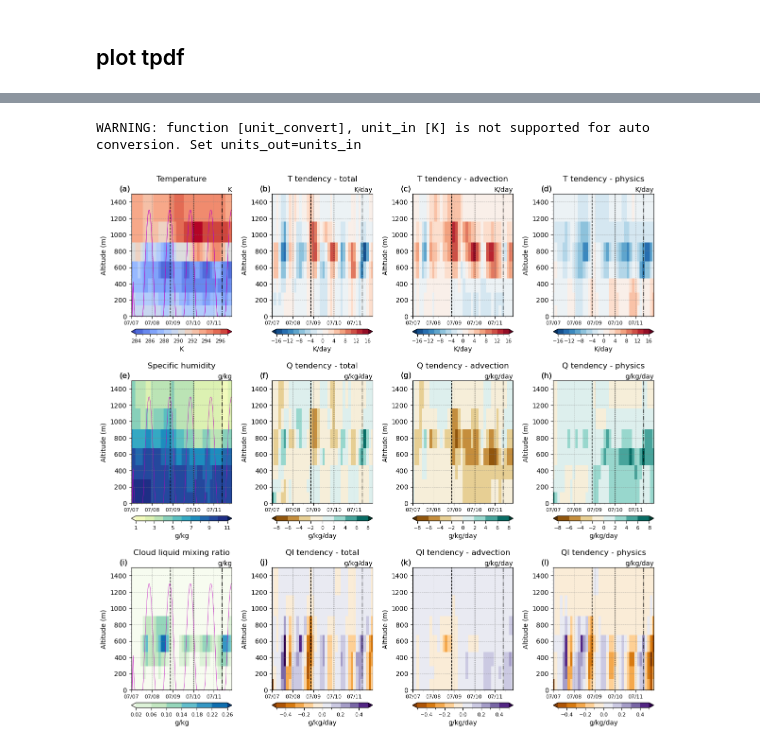
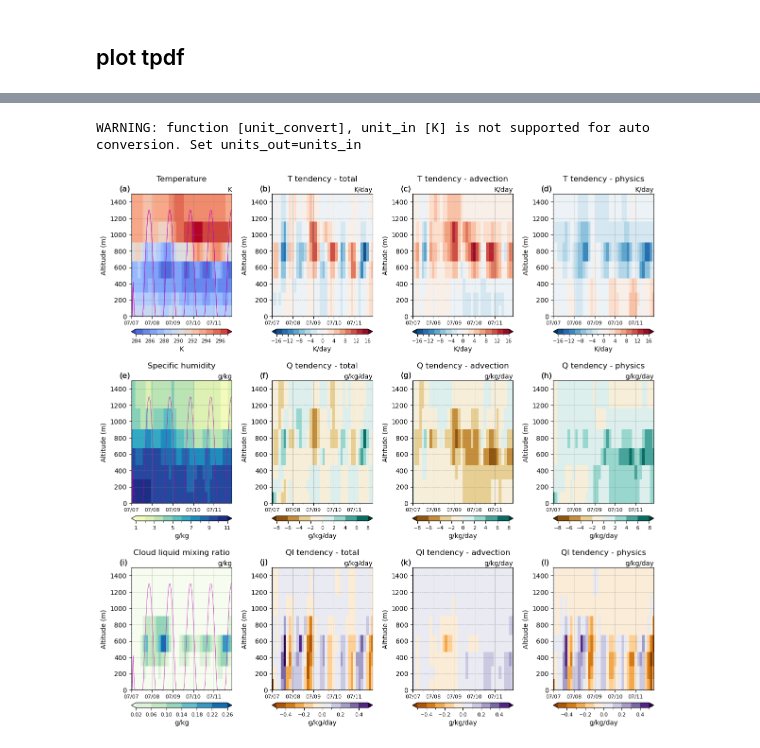
Before and after one commit to yihsuanchen/TaiESM1_Sc_diag, a Jupyter notebook: plot/plot_fig_cn-var_2d_time_lev-TaiESM_hindcast.ipynb, the cells around one changed output, grey strips where cells are left out. Cells and saved outputs as stored; diff of their text form; code cells hidden in the pictures.

Commit message:
add do_plot_time_vert_lines

```diff
--- a/plot/plot_fig_cn-var_2d_time_lev-TaiESM_hindcast.ipynb
+++ b/plot/plot_fig_cn-var_2d_time_lev-TaiESM_hindcast.ipynb
@@ -918,6 +918,7 @@ from scipy import interpolate
 def plot_cn_time_level(ax, ds, lev_2d, var_name,
                        plot_cn_func = "pcolormesh",
                        title=None,
+                       do_plot_time_vert_lines=True,
                        time_vert_lines=None, time_vert_lines_styles=["--", ":", "-."], time_vert_lines_colors="black",
                        time_tick_major_interval=1, time_tick_minor_number=None):
 
@@ -962,25 +963,26 @@ def plot_cn_time_level(ax, ds, lev_2d, var_name,
         cont = ax.contourf(time_numeric, lev_1d, interpolated_data.T, levels=levels, cmap=cmap, norm=norm)
 
     # plot vertical lines at time_vert_lines
-    if time_numeric_vert_lines:  # Correct way to check if list is not empty
-        ymin, ymax = ax.get_ylim()
+    if do_plot_time_vert_lines:
+        if time_numeric_vert_lines:  # Correct way to check if list is not empty
+            ymin, ymax = ax.get_ylim()
 
-        if isinstance(time_vert_lines_styles, str):
-            line_styles = [time_vert_lines_styles] * len(time_numeric_vert_lines)
-        elif isinstance(time_vert_lines_styles, list):
-            line_styles = time_vert_lines_styles.copy()
-        else:
-            line_styles = ["--"] * len(time_numeric_vert_lines)
+            if isinstance(time_vert_lines_styles, str):
+                line_styles = [time_vert_lines_styles] * len(time_numeric_vert_lines)
+            elif isinstance(time_vert_lines_styles, list):
+                line_styles = time_vert_lines_styles.copy()
+            else:
+                line_styles = ["--"] * len(time_numeric_vert_lines)
 
-        if isinstance(time_vert_lines_colors, str):
-            colors = [time_vert_lines_colors] * len(time_numeric_vert_lines)
-        elif isinstance(time_vert_lines_colors, list):
-            colors = time_vert_lines_colors.copy()
-        else:
-            colors = ["black"] * len(time_numeric_vert_lines)
+            if isinstance(time_vert_lines_colors, str):
+                colors = [time_vert_lines_colors] * len(time_numeric_vert_lines)
+            elif isinstance(time_vert_lines_colors, list):
+                colors = time_vert_lines_colors.copy()
+            else:
+                colors = ["black"] * len(time_numeric_vert_lines)
 
-        for i, tt in enumerate(time_numeric_vert_lines):
-            ax.plot([tt, tt], [ymin, ymax], color=colors[i], linestyle=line_styles[i], linewidth=1)  # Plot vertical line across full y-axis
+            for i, tt in enumerate(time_numeric_vert_lines):
+                ax.plot([tt, tt], [ymin, ymax], color=colors[i], linestyle=line_styles[i], linewidth=1)  # Plot vertical line across full y-axis
 
     # Set the x-axis ticks and labels for time
     ax.set_xlim(np.min(time_numeric), np.max(time_numeric))
@@ -1094,6 +1096,7 @@ if (do_test == "111"):
 # %%
 def plot_cn_time_level_panel(ds_dict, lev_dict, var_group,
                              opt_in,
+                             do_plot_time_vert_lines=True,
                             ):
     """
     Plots xy profiles data for selected variables at a given location (lat, lon) and a given time (start_str, end_str).
@@ -1202,6 +1205,7 @@ def plot_cn_time_level_panel(ds_dict, lev_dict, var_group,
                            title=title,
                            time_tick_major_interval=time_tick_major_interval, time_tick_minor_number=time_tick_minor_number,
                            time_vert_lines=time_vert_lines,
+                           do_plot_time_vert_lines=do_plot_time_vert_lines,
                           )
 
         #lon_west = 360-lon
@@ -1338,5 +1348,6 @@ var_group = "T_Q_QL_tend"
 # %%
-plot_cn_time_level_panel(ds_dict_tpdf, yy_dict_tpdf, var_group, opt_in_cn_tlev)
+plot_cn_time_level_panel(ds_dict_tpdf, yy_dict_tpdf, var_group, opt_in_cn_tlev,
+                        do_plot_time_vert_lines=False)
 # %% [output]
 WARNING: function [unit_convert], unit_in [K] is not supported for auto conversion. Set units_out=units_in
-[figure, old version]
+[figure, new version]
```
Also changed, not shown: parts of 1 cell of this notebook.
